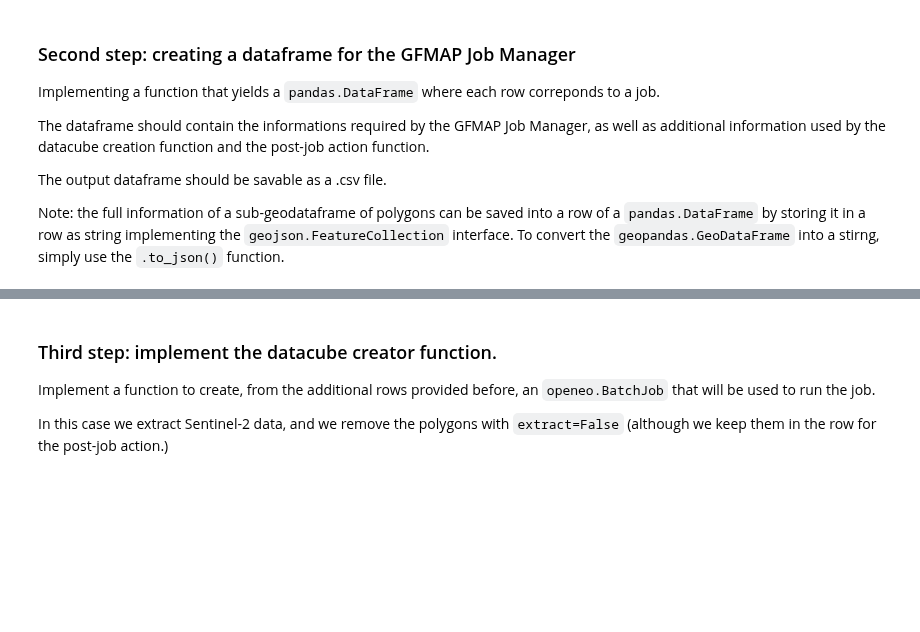
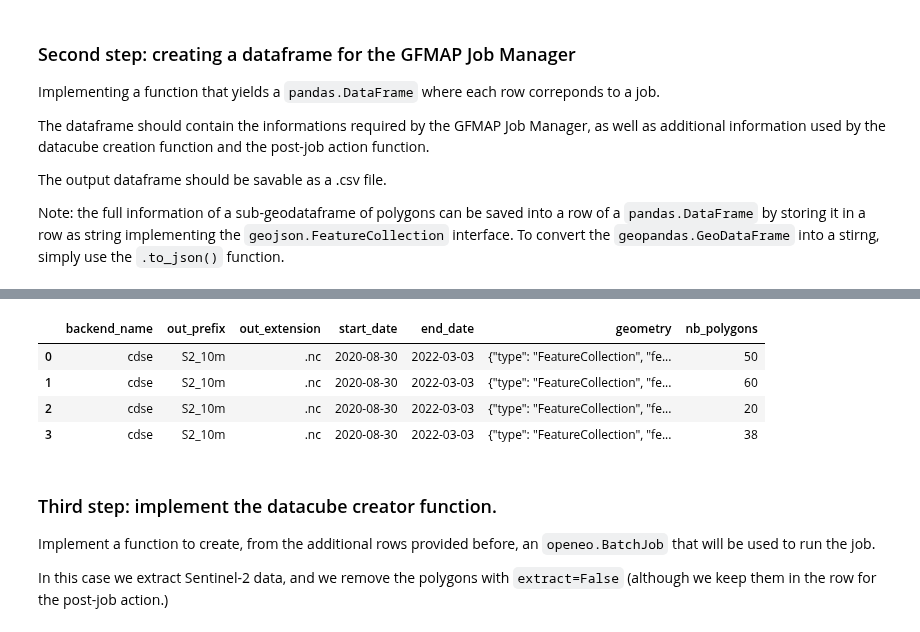
Before and after one commit to Open-EO/openeo-gfmap, a Jupyter notebook: examples/extraction_pipelines/S2_extraction_example.ipynb, the cells around one changed output, grey strips where cells are left out. Cells and saved outputs as stored; diff of their text form; code cells hidden in the pictures; blank space fills up the shorter version.

```diff
--- a/examples/extraction_pipelines/S2_extraction_example.ipynb
+++ b/examples/extraction_pipelines/S2_extraction_example.ipynb
@@ -117,3 +125,18 @@ job_df
+# %%
+import geojson
+
+def get_job_nb_polygons(row: pd.Series) -> int:
+    """Get the number of polygons in the geometry."""
+    return len(filter(lambda feat: feat.properties.get("extract"), geojson.loads(row.geometry)['features']))
+
+job_df['nb_polygons'] = job_df.apply(get_job_nb_polygons, axis=1)
+job_df
+# %% [output]
+|  | backend_name | out_prefix | out_extension | start_date | end_date | geometry | nb_polygons |
+| 0 | cdse | S2_10m | .nc | 2020-08-30 | 2022-03-03 | {"type": "FeatureCollection", "fe... | 50 |
+| 1 | cdse | S2_10m | .nc | 2020-08-30 | 2022-03-03 | {"type": "FeatureCollection", "fe... | 60 |
+| 2 | cdse | S2_10m | .nc | 2020-08-30 | 2022-03-03 | {"type": "FeatureCollection", "fe... | 20 |
+| 3 | cdse | S2_10m | .nc | 2020-08-30 | 2022-03-03 | {"type": "FeatureCollection", "fe... | 38 |
 # %% [markdown]
 ### Third step: implement the datacube creator function.
 
```
Also changed, not shown: parts of 13 cells of this notebook, 3 other files.
